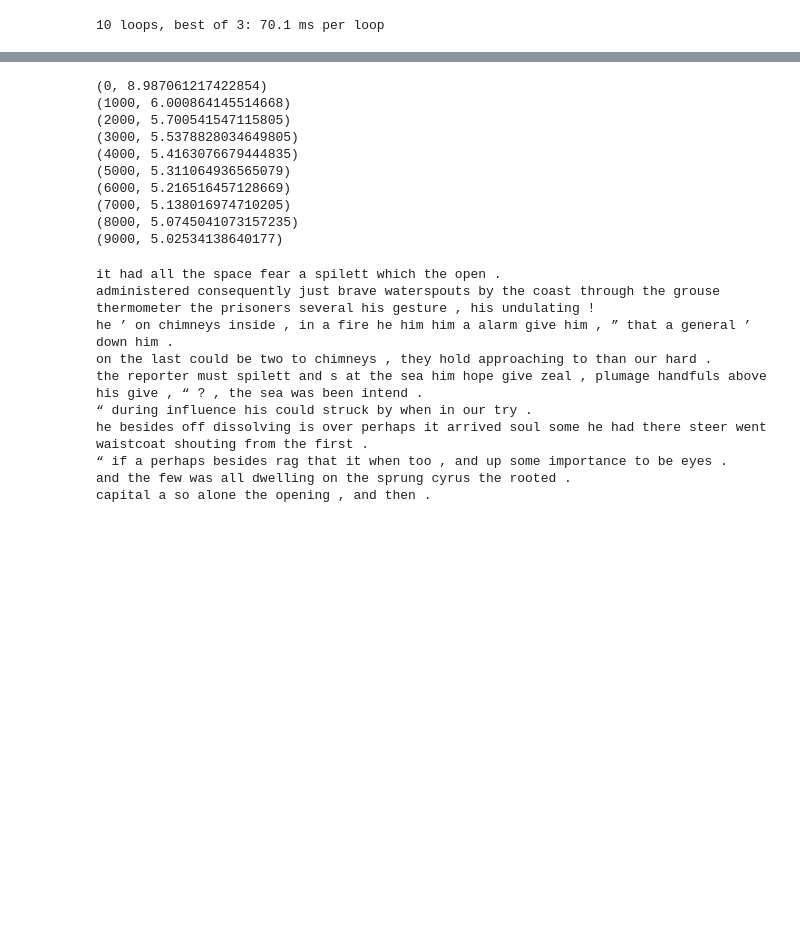
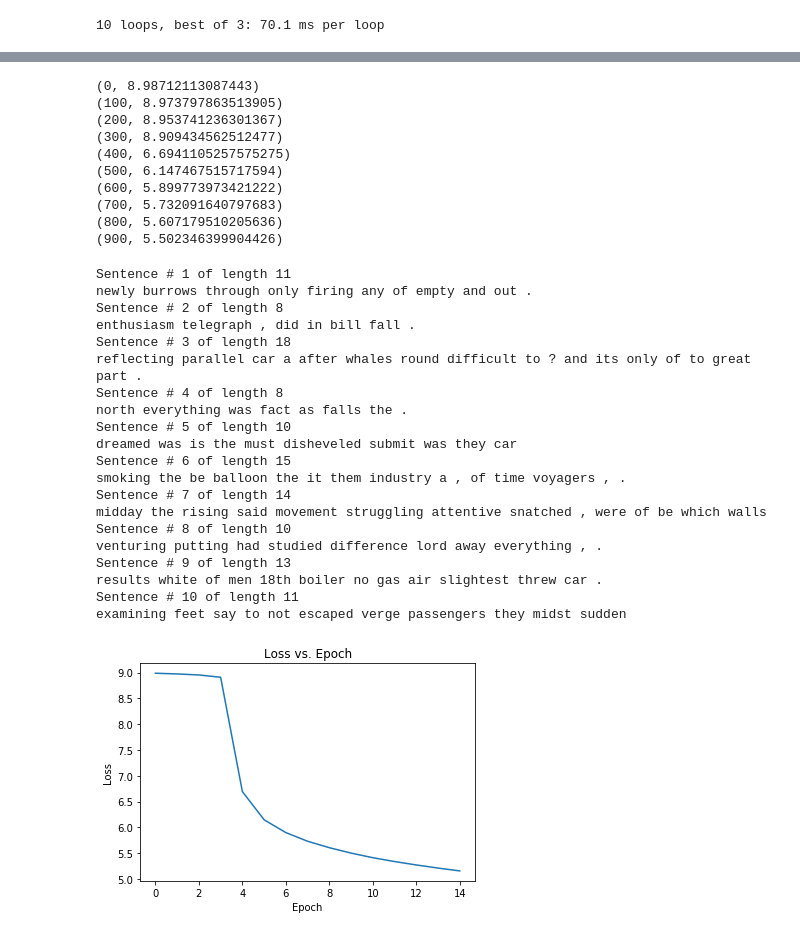
Before and after one commit to tobby-lie/Recurrent-Neural-Network-from-Scratch, a Jupyter notebook: Lie_5931_PA3.ipynb, the cells around one changed output, grey strips where cells are left out. Drawn from its saved outputs; the diff is of its cells as text; code cells hidden in the pictures; blank space fills up the shorter version.

```diff
--- a/Lie_5931_PA3.ipynb
+++ b/Lie_5931_PA3.ipynb
@@ -530,5 +530,5 @@ model = RNNVanilla(vocabulary_size)
 np.random.seed(10)
 # Train on a small subset of the data to see what happens
 model = RNNVanilla(vocabulary_size)
-losses = train_with_sgd(model, XTrain[:1000], YTrain[:1000], nepoch=10, evaluate_loss_after=1)
+losses = train_with_sgd(model, XTrain[:100], YTrain[:100], nepoch=10, evaluate_loss_after=1)
 # %% [output]
@@ -546,16 +546,16 @@ losses = train_with_sgd(model, XTrain[:1000], YTrain[:1000], nepoch=10, evaluate
 for loss in losses:
     print(loss)
 # %% [output]
-(0, 8.987061217422854)
-(1000, 6.000864145514668)
-(2000, 5.700541547115805)
-(3000, 5.5378828034649805)
-(4000, 5.4163076679444835)
-(5000, 5.311064936565079)
-(6000, 5.216516457128669)
-(7000, 5.138016974710205)
-(8000, 5.0745041073157235)
-(9000, 5.02534138640177)
+(0, 8.98712113087443)
+(100, 8.973797863513905)
+(200, 8.953741236301367)
+(300, 8.909434562512477)
+(400, 6.6941105257575275)
+(500, 6.147467515717594)
+(600, 5.899773973421222)
+(700, 5.732091640797683)
+(800, 5.607179510205636)
+(900, 5.502346399904426)
 # %%
 def generate_sentence(model):
     # We start the sentence with the start token
@@ -581,15 +581,45 @@ for i in range(num_sentences):
     # We want long sentences, not sentences with one or two words
     while len(sent) < senten_min_length:
         sent = generate_sentence(model)
+    print ("Sentence # %d of length %d" % ((i+1),  len(sent)))
     print (" ".join(sent))
 # %% [output]
-it had all the space fear a spilett which the open .
-administered consequently just brave waterspouts by the coast through the grouse thermometer the prisoners several his gesture , his undulating !
-he ’ on chimneys inside , in a fire he him him a alarm give him , ” that a general ’ down him .
-on the last could be two to chimneys , they hold approaching to than our hard .
-the reporter must spilett and s at the sea him hope give zeal , plumage handfuls above his give , “ ? , the sea was been intend .
-“ during influence his could struck by when in our try .
-he besides off dissolving is over perhaps it arrived soul some he had there steer went waistcoat shouting from the first .
-“ if a perhaps besides rag that it when too , and up some importance to be eyes .
-and the few was all dwelling on the sprung cyrus the rooted .
-capital a so alone the opening , and then .
+Sentence # 1 of length 11
+newly burrows through only firing any of empty and out .
+Sentence # 2 of length 8
+enthusiasm telegraph , did in bill fall .
+Sentence # 3 of length 18
+reflecting parallel car a after whales round difficult to ? and its only of to great part .
+Sentence # 4 of length 8
+north everything was fact as falls the .
+Sentence # 5 of length 10
+dreamed was is the must disheveled submit was they car
+Sentence # 6 of length 15
+smoking the be balloon the it them industry a , of time voyagers , .
+Sentence # 7 of length 14
+midday the rising said movement struggling attentive snatched , were of be which walls
+Sentence # 8 of length 10
+venturing putting had studied difference lord away everything , .
+Sentence # 9 of length 13
+results white of men 18th boiler no gas air slightest threw car .
+Sentence # 10 of length 11
+examining feet say to not escaped verge passengers they midst sudden
+# %%
+import matplotlib.pyplot as plt
+
+x_plt = []
+y_plt = []
+
+epoch_ct = 0
+for loss in losses:
+  x_plt.append(epoch_ct)
+  y_plt.append(loss[1])
+  epoch_ct += 1
+
+plt.plot(x_plt, y_plt)
+plt.title('Loss vs. Epoch')
+plt.ylabel('Loss')
+plt.xlabel('Epoch')
+plt.show()
+# %% [output]
+[figure, added]
```
Also changed, not shown: parts of 2 cells of this notebook.
